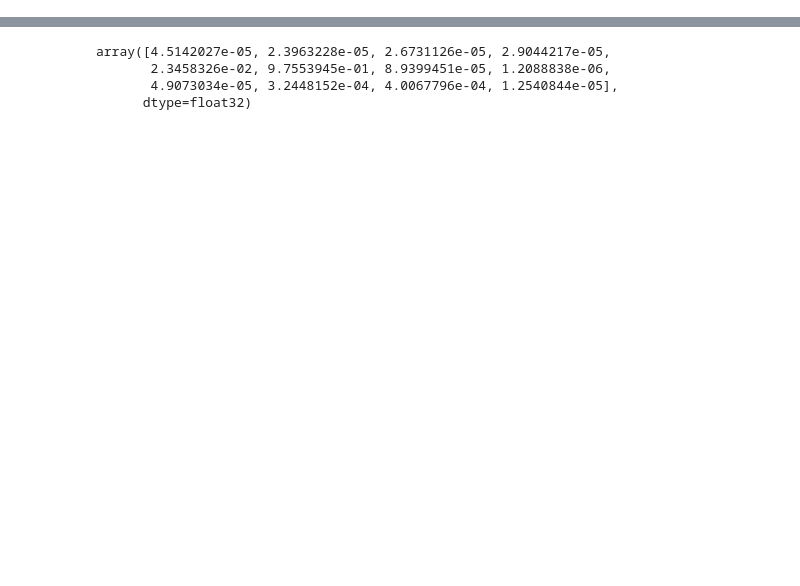
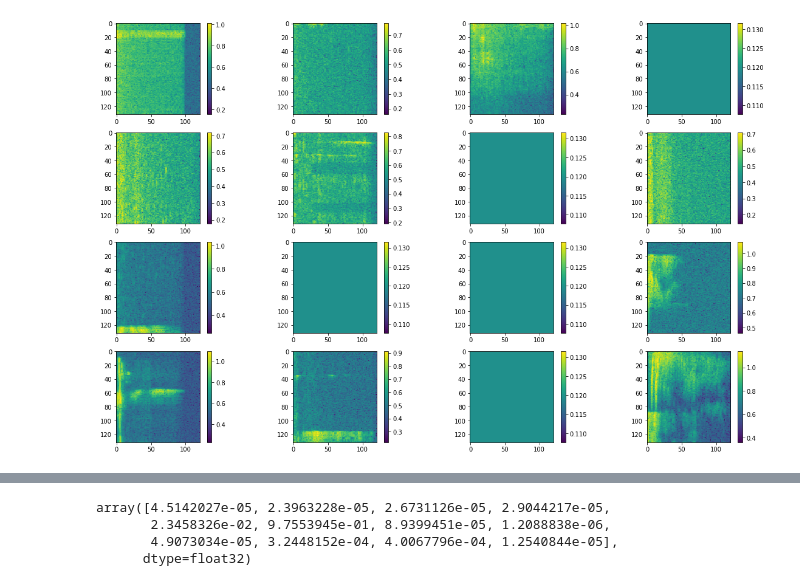
Before and after one commit to rdzanyM/TF_Speech, a Jupyter notebook: lstm.ipynb, the cells around one changed output, grey strips where cells are left out. Cells and saved outputs as stored; diff of their text form; code cells hidden in the pictures; blank space fills up the shorter version.

```diff
--- a/lstm.ipynb
+++ b/lstm.ipynb
@@ -499,7 +463,6 @@ def test_data_generator(batch):
             i = 0
             yield fnames, (np.array(imgs) - x_mean) / x_std
     yield fnames, (np.array(imgs) - x_mean) / x_std
-    raise StopIteration()
 # %%
 gc.collect()
 
@@ -521,9 +484,10 @@ for fnames, imgs in test_data_generator(b):
     pred = [label_index[p] for p in pred]
     index.extend(fnames)
     results.extend(pred)
-    pnames.extend(np.asarray(fnames)[m>.99].tolist())
-    plabels.extend(np.asarray(pred)[m>.99].tolist())
+    pnames.extend(np.asarray(fnames)[m>.99999].tolist())
+    plabels.extend(np.asarray(pred)[m>.99999].tolist())
     delta = datetime.datetime.now() - t0
     clear_output(wait=True)
     print('%.2f%% %.1f seconds left' % (b*i/1585.38, delta.total_seconds()*(158538/b/i-1)))
     i+=1
+clear_output()
@@ -536,6 +558,7 @@ gc.collect()
 b = 2000
 dnames = []
 dlabels = []
+im = []
 
 for fnames, imgs in test_data_generator(b):
 #     pred = np.sqrt(models[9].predict(imgs))
@@ -545,6 +568,9 @@ for fnames, imgs in test_data_generator(b):
     m = np.max(pred, axis=1)
     pred = np.argmax(pred, axis=1)
     pred = [label_index[p] for p in pred]
-    dnames.extend(np.asarray(fnames)[m<.3].tolist())
-    dlabels.extend(np.asarray(pred)[m<.3].tolist())
+#     dnames.extend(np.asarray(fnames)[np.logical_and(.9 < m, m < .99)].tolist())
+#     dlabels.extend(np.asarray(pred)[np.logical_and(.9 < m, m < .99)].tolist())
+#     dnames.extend(np.asarray(fnames)[m<.3].tolist())
+#     dlabels.extend(np.asarray(pred)[m<.3].tolist())
+#     im.extend(imgs[m<.3].tolist())
     break
@@ -559,0 +604,11 @@ for name in dnames:
+# %%
+f = plt.figure(figsize=(20,16))
+a = [0,4,5,6,7,11,12,14,17,18,20,22,24,25,26,66]
+for i in range(16):
+    plt.subplot(5,4,i+1)
+    plt.imshow((np.array(im[a[i]])+4)/6, interpolation='none')
+    plt.colorbar()
+plt.show()
+f.savefig('silence_test.svg', bbox_inches='tight')
+# %% [output]
+[figure, added]
```
Also changed, not shown: parts of 38 cells of this notebook, 2 other files.
